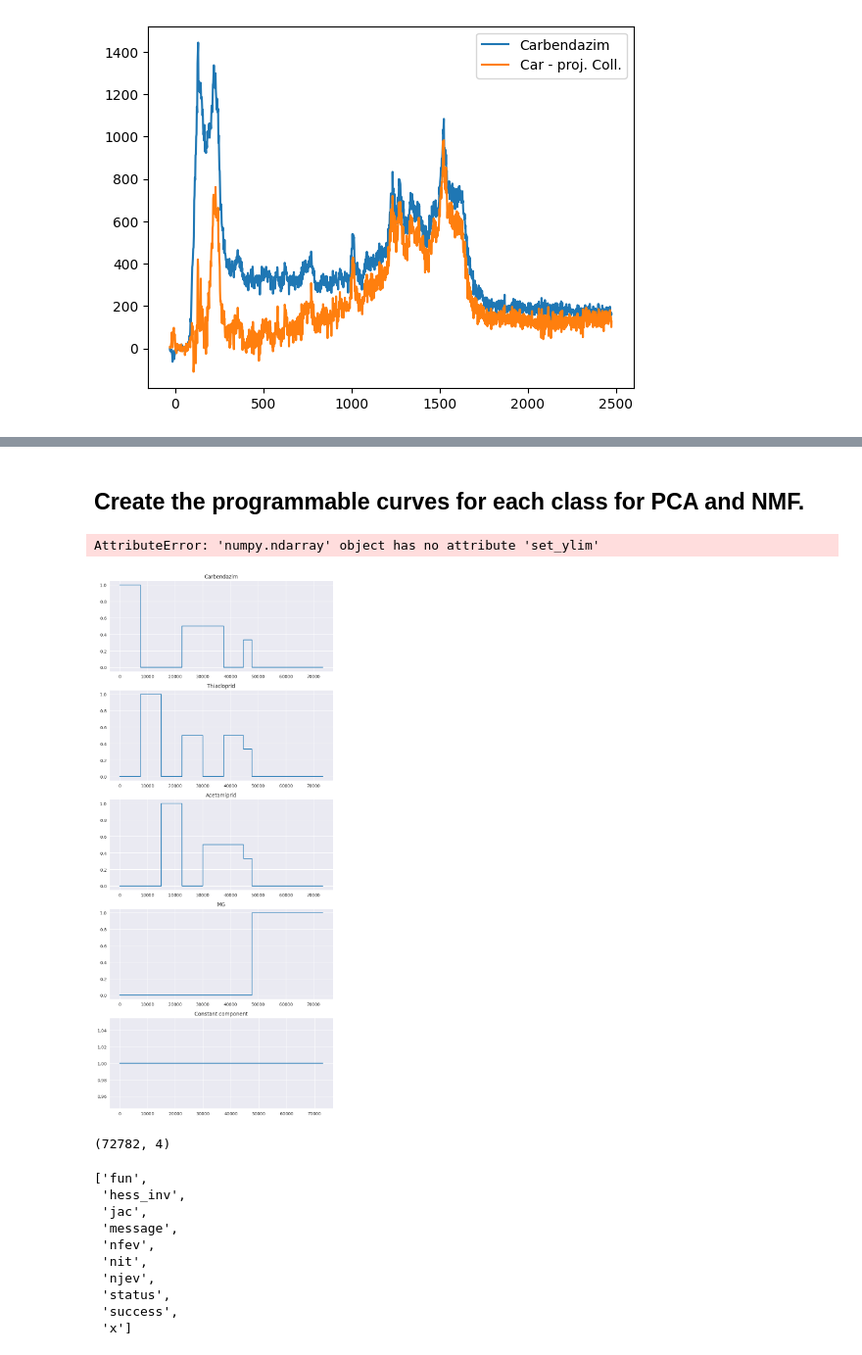
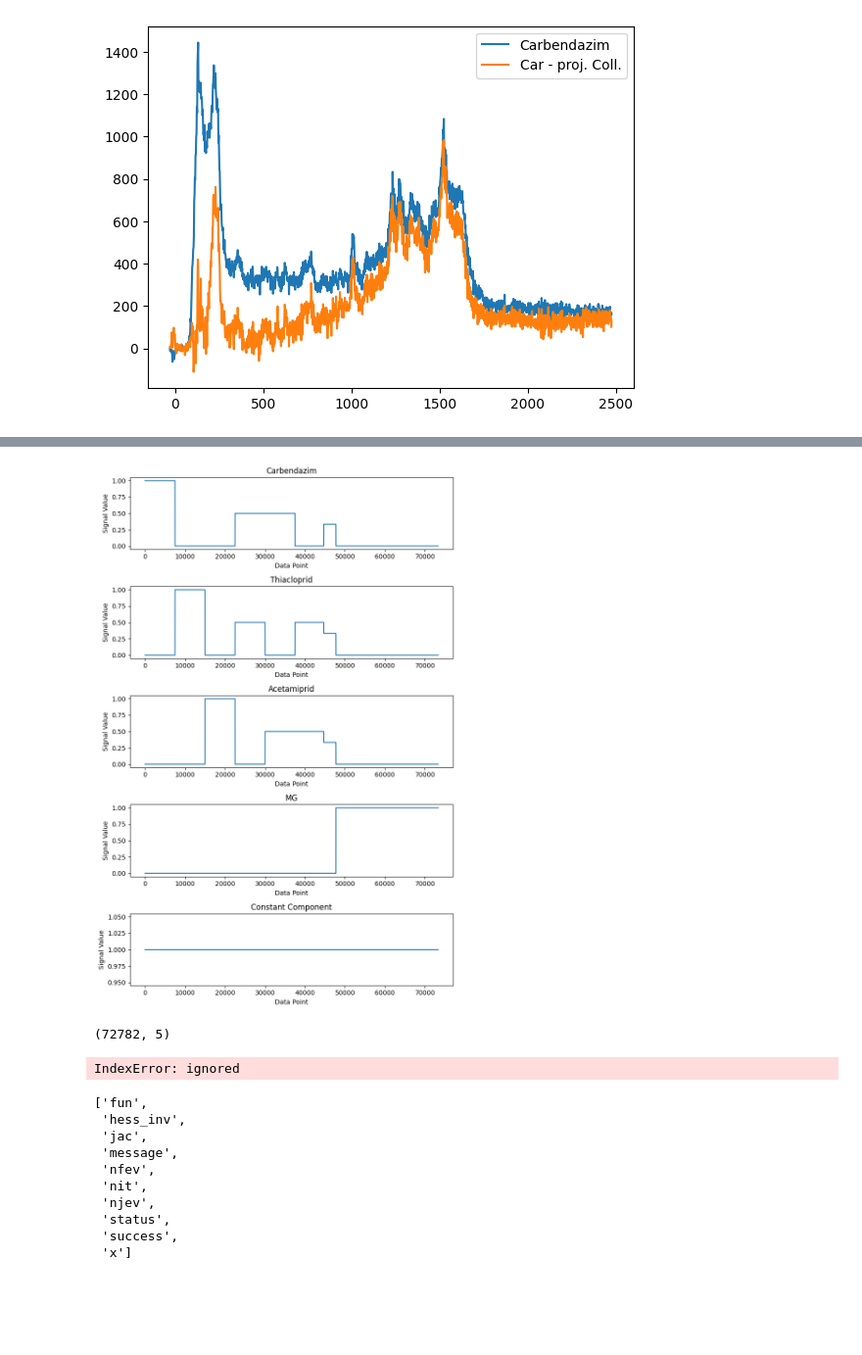
Before and after one commit to anva-kn/Raman, a Jupyter notebook: Publication/Classification.ipynb, the cells around one changed output, grey strips where cells are left out. Shown at 98% size. Drawn from its saved outputs; the diff is of its cells as text; code cells hidden in the pictures; blank space fills up the shorter version.

```diff
--- a/Publication/Classification.ipynb
+++ b/Publication/Classification.ipynb
@@ -214,6 +158,6 @@ array([0.72633745, 0.73662551, 0.71604938, ..., 0.10185185, 0.09670782,
+# %%
+signals[:, 4] = 1
 # %%
 signals_wo_nan = signals[~np.isnan(normalized_spectra).any(axis=1)]
 # %%
 singals_wo_neg = signals_wo_nan[~(normalized_spectra_wo_nan[:, 50:] < 0).any(axis=1)]
-# %% [markdown]
-## Create the programmable curves for each class for PCA and NMF.
@@ -231,34 +165,27 @@ for step in range(4):
 signals = signals.T
 # %%
 # Define class labels
-class_labels = ["Carbendazim", "Thiacloprid", "Acetamiprid", "MG"]
+class_labels = ["Carbendazim", "Thiacloprid", "Acetamiprid", "MG", "Constant Component"]
 # %%
-fig, axes = plt.subplots(nrows=5, ncols=1, figsize=(8, 18))
+fig, axes = plt.subplots(nrows=5, ncols=1, figsize=(8, 12))
 
 # Define labels for the subplots
-# labels = ["Label 1", "Label 2", "Label 3", "Label 4"]
+labels = ["Label 1", "Label 2", "Label 3", "Label 4"]
 
 # Plot each entry in the 'signals' array in separate subplots
-for i in range(4):
+for i in range(5):
     axes[i].plot(signals[i])
     axes[i].set_title(class_labels[i])
-    # axes[i].set_xlabel("Data Point")
-    # axes[i].set_ylabel("Signal Value")
-
-# plot a step function at amplitude 0 for 73000 points using np.arange(73000)
-axes[4].plot(np.ones(73000))
-axes[4].set_title("Constant component")
+    axes[i].set_xlabel("Data Point")
+    axes[i].set_ylabel("Signal Value")
 
 # Adjust spacing between subplots
 plt.tight_layout()
 
-axes.set_ylim(-1, 1)
-
 # Show the plot
 plt.show()
 # %% [output]
-AttributeError: 'numpy.ndarray' object has no attribute 'set_ylim'
-[figure, old version]
+[figure, new version]
 # %%
 #minimize function define
 # t_data: pca_components from t_dataN_PCA
@@ -269,8 +196,12 @@ def f3(initial_guess,t_data,time_data_input):
         result += np.dot(initial_guess[i],t_data[:,i])
     return np.linalg.norm(result-time_data_input)
 # %%
-f_dataN_PCA.shape
+signals_wo_nan.shape
 # %% [output]
-(72782, 4)
+(72782, 5)
+# %%
+plt.plot(signals_wo_nan.T)
+# %% [output]
+IndexError: ignored
 # %%
 #Use minimize function
```
Also changed, not shown: parts of 54 cells of this notebook.
